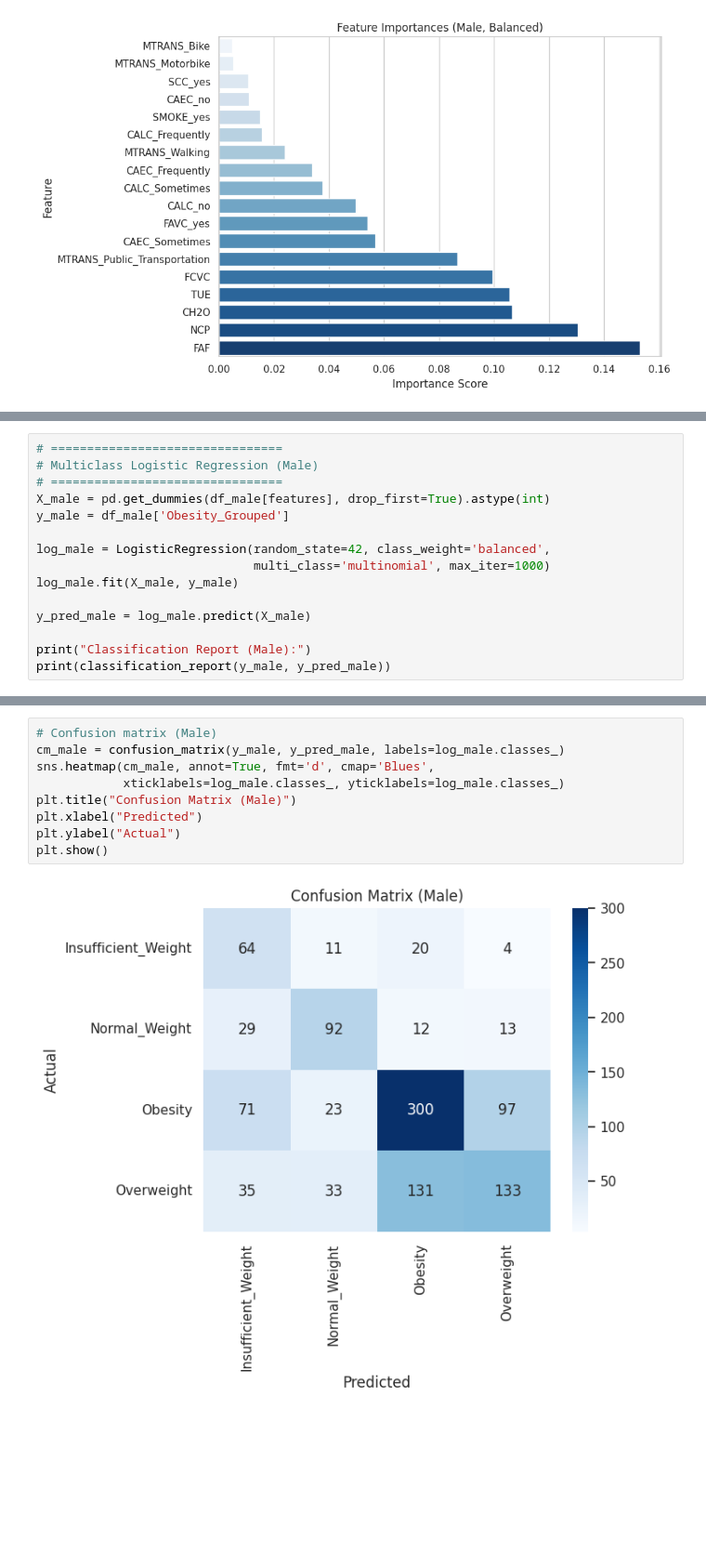
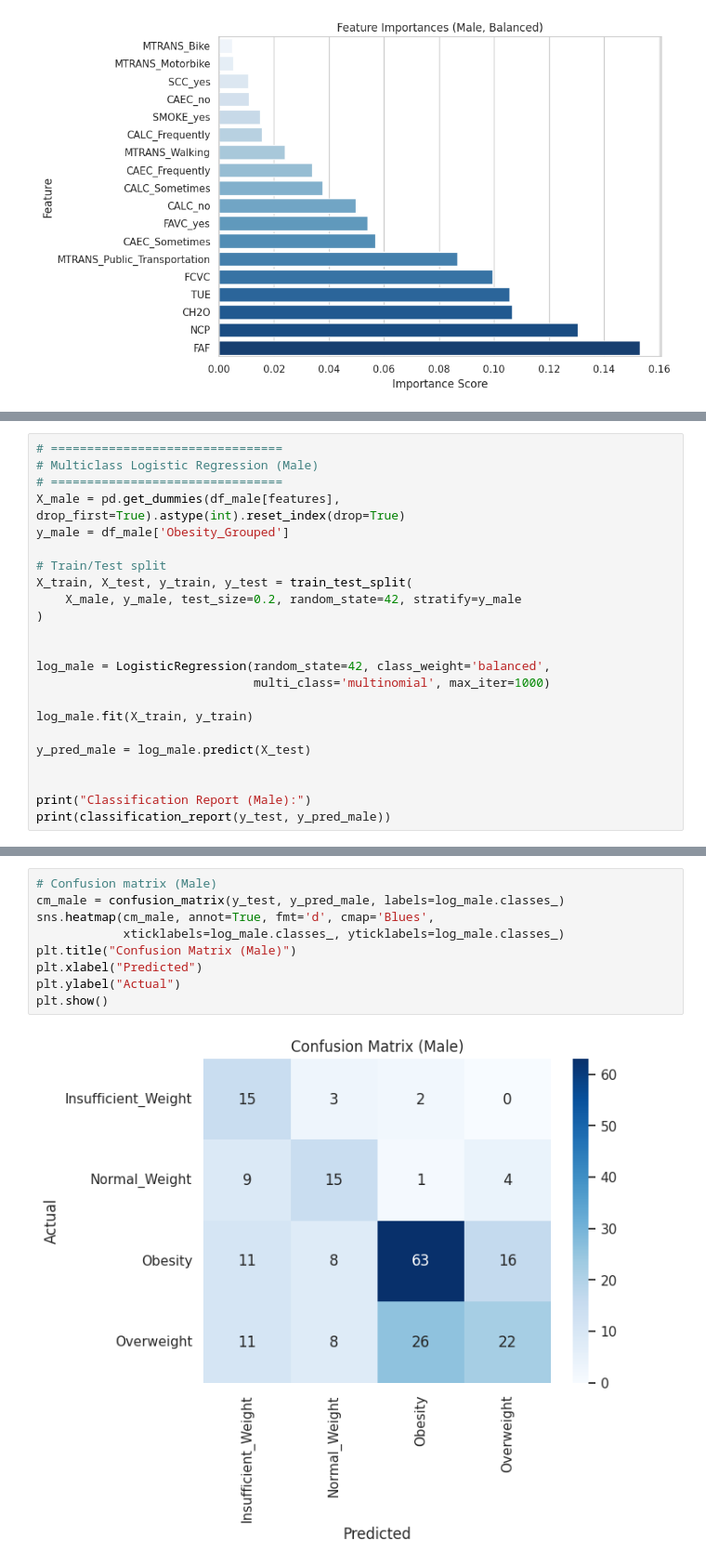
Before and after one commit to yulyafk/ML_Final_Project_ReDI_2025_Obesity_Levels, a Jupyter notebook: ReDI_Project2025_ML_Yuliia_Fomenko.ipynb, the cells around one changed output, grey strips where cells are left out. Shown at 93% size. Drawn from its saved outputs; the diff is of its cells as text; blank space fills up the shorter version.

```diff
--- a/ReDI_Project2025_ML_Yuliia_Fomenko.ipynb
+++ b/ReDI_Project2025_ML_Yuliia_Fomenko.ipynb
@@ -707,17 +719,25 @@ Passing `palette` without assigning `hue` is deprecated and will be removed in v
 # ================================
 # Multiclass Logistic Regression (Male)
 # ================================
-X_male = pd.get_dummies(df_male[features], drop_first=True).astype(int)
+X_male = pd.get_dummies(df_male[features], drop_first=True).astype(int).reset_index(drop=True)
 y_male = df_male['Obesity_Grouped']
+
+# Train/Test split
+X_train, X_test, y_train, y_test = train_test_split(
+    X_male, y_male, test_size=0.2, random_state=42, stratify=y_male
+)
+
 
 log_male = LogisticRegression(random_state=42, class_weight='balanced',
                               multi_class='multinomial', max_iter=1000)
-log_male.fit(X_male, y_male)
 
-y_pred_male = log_male.predict(X_male)
+log_male.fit(X_train, y_train)
+
+y_pred_male = log_male.predict(X_test)
+
 
 print("Classification Report (Male):")
-print(classification_report(y_male, y_pred_male))
+print(classification_report(y_test, y_pred_male))
 # %% [output]
 Classification Report (Male):
                      precision    recall  f1-score   support
@@ -733,13 +753,13 @@ Insufficient_Weight       0.32      0.65      0.43        99
 # %%
 # Confusion matrix (Male)
-cm_male = confusion_matrix(y_male, y_pred_male, labels=log_male.classes_)
+cm_male = confusion_matrix(y_test, y_pred_male, labels=log_male.classes_)
 sns.heatmap(cm_male, annot=True, fmt='d', cmap='Blues',
             xticklabels=log_male.classes_, yticklabels=log_male.classes_)
 plt.title("Confusion Matrix (Male)")
 plt.xlabel("Predicted")
 plt.ylabel("Actual")
 plt.show()
 # %% [output]
-[figure, old version]
+[figure, new version]
 # %%
 # F1-score visualization for Male dataset
```
Also changed, not shown: parts of 5 cells of this notebook, 2 other files.
